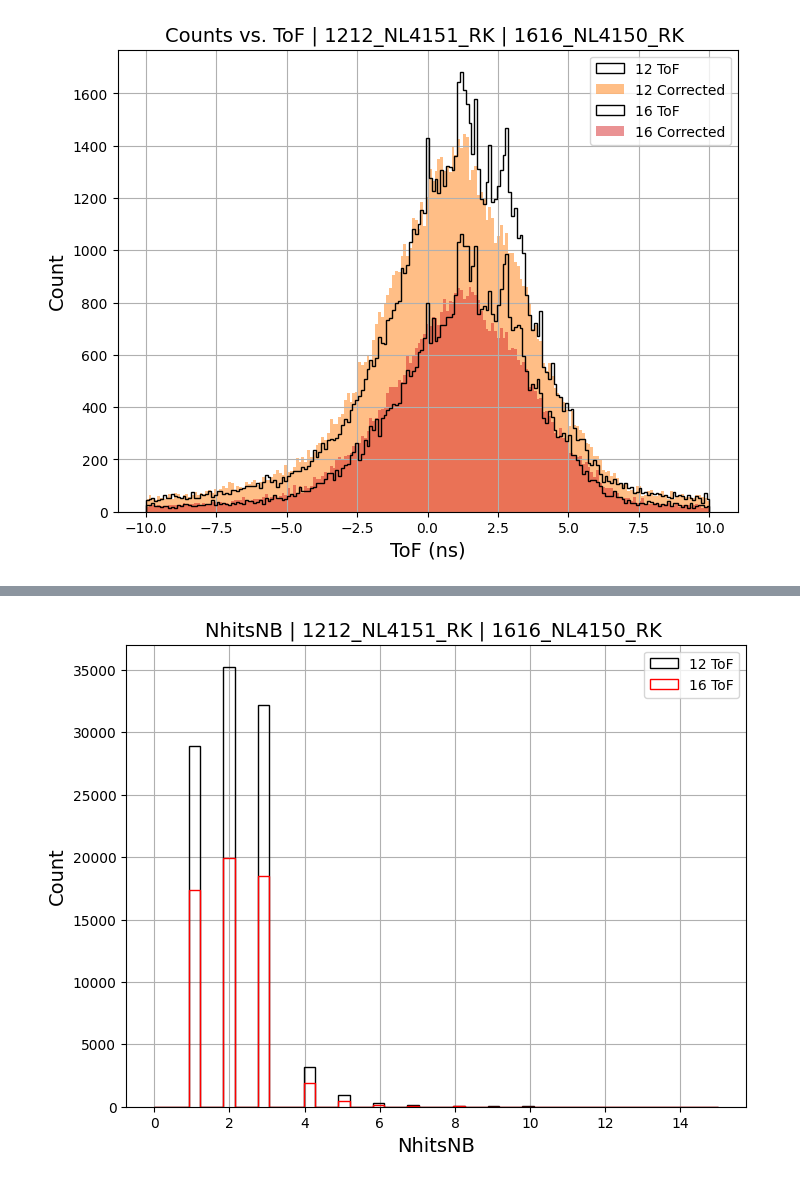
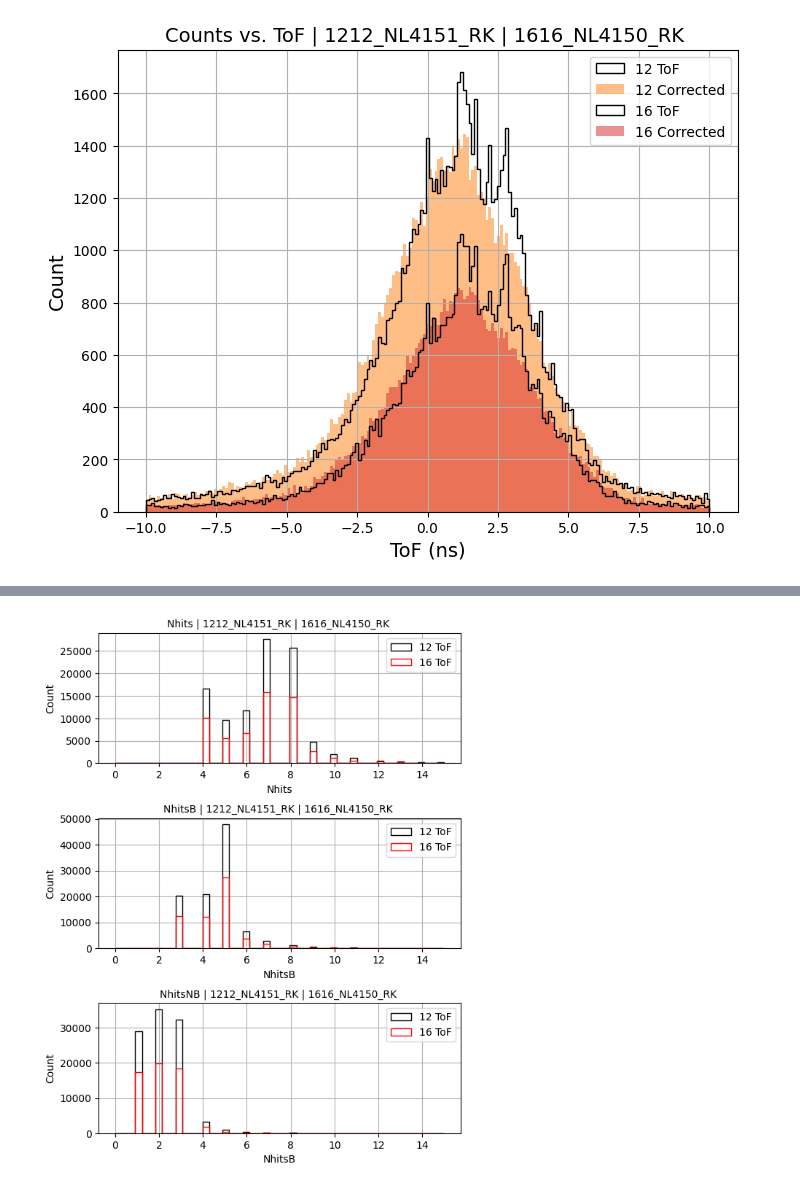
Before and after one commit to llbranch/Monte-Python, a Jupyter notebook: poetryEnv/Plots_11_16_23/mcmurdo_analysis.ipynb, the cells around one changed output, grey strips where cells are left out. Saved outputs shown, nothing was run; the diff lists cells and outputs as text; code cells hidden in the pictures.

```diff
--- a/poetryEnv/Plots_11_16_23/mcmurdo_analysis.ipynb
+++ b/poetryEnv/Plots_11_16_23/mcmurdo_analysis.ipynb
@@ -159,27 +111,39 @@ plt.show()
-# %%
-""" PLOT """
-# setup
-fig0, ax0 = plt.subplots()
-fig0.set_size_inches(8,6)
-binning = np.linspace(0,15,50)
-
-# Threshold of 12
-ax0.hist(df['NhitsNB'], bins=binning, histtype='step', facecolor='none', edgecolor='k', label='12 ToF')
-# ax0.hist(df_new_tof, bins=binning, alpha=0.5, label='12 Corrected')
-
-# Threshold of 16
-ax0.hist(df2['NhitsNB'], bins=binning, histtype='step', facecolor='none', edgecolor='r', label='16 ToF')
-# ax0.hist(df2_new_tof, bins=binning, alpha=0.5, label='16 Corrected')
-
-# Labels
-ax0.legend()
-ax0.grid()
-ax0.set_title(f'NhitsNB | {fileName1} | {fileName2} ', fontsize=14)
-ax0.set_ylabel('Count',fontsize=14)
-ax0.set_xlabel('NhitsNB',fontsize=14)
-plt.show()
-# %% [output]
-[figure, removed]
+# %%
+""" PLOT Nhits """
+# setup
+fig, ax = plt.subplots(3,1)
+fig.set_size_inches(6,8)
+binning = np.linspace(0,15,50)
+
+ax[0].hist(df['Nhits'], bins=binning, histtype='step', facecolor='none', edgecolor='k', label='12 ToF')
+ax[0].hist(df2['Nhits'], bins=binning, histtype='step', facecolor='none', edgecolor='r', label='16 ToF')
+ax[0].legend()
+ax[0].grid()
+ax[0].set_title(f'Nhits | {fileName1} | {fileName2} ', fontsize=10)
+ax[0].set_ylabel('Count',fontsize=10)
+ax[0].set_xlabel('Nhits',fontsize=10)
+
+ax[1].hist(df['NhitsB'], bins=binning, histtype='step', facecolor='none', edgecolor='k', label='12 ToF')
+ax[1].hist(df2['NhitsB'], bins=binning, histtype='step', facecolor='none', edgecolor='r', label='16 ToF')
+ax[1].legend()
+ax[1].grid()
+ax[1].set_title(f'NhitsB | {fileName1} | {fileName2} ', fontsize=10)
+ax[1].set_ylabel('Count',fontsize=10)
+ax[1].set_xlabel('NhitsB',fontsize=10)
+
+ax[2].hist(df['NhitsNB'], bins=binning, histtype='step', facecolor='none', edgecolor='k', label='12 ToF')
+ax[2].hist(df2['NhitsNB'], bins=binning, histtype='step', facecolor='none', edgecolor='r', label='16 ToF')
+ax[2].legend()
+ax[2].grid()
+ax[2].set_title(f'NhitsNB | {fileName1} | {fileName2} ', fontsize=10)
+ax[2].set_ylabel('Count',fontsize=10)
+ax[2].set_xlabel('NhitsB',fontsize=10)
+
+fig.tight_layout()
+fig.subplots_adjust(top=.93)
+plt.show()
+# %% [output]
+[figure, added]
 # %%
 """ PLOT x1y1 x4y4"""
 # setup
```
Also changed, not shown: parts of 11 cells of this notebook, 2 other files.
